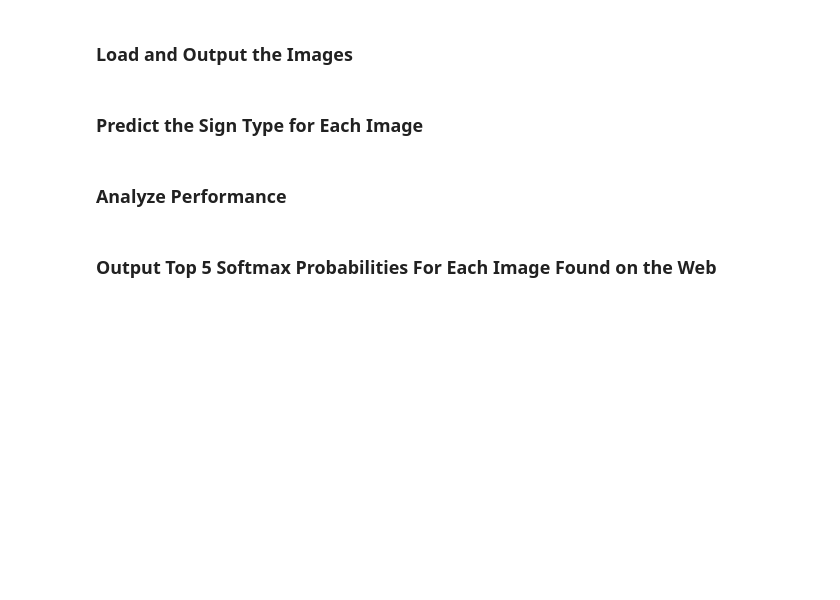
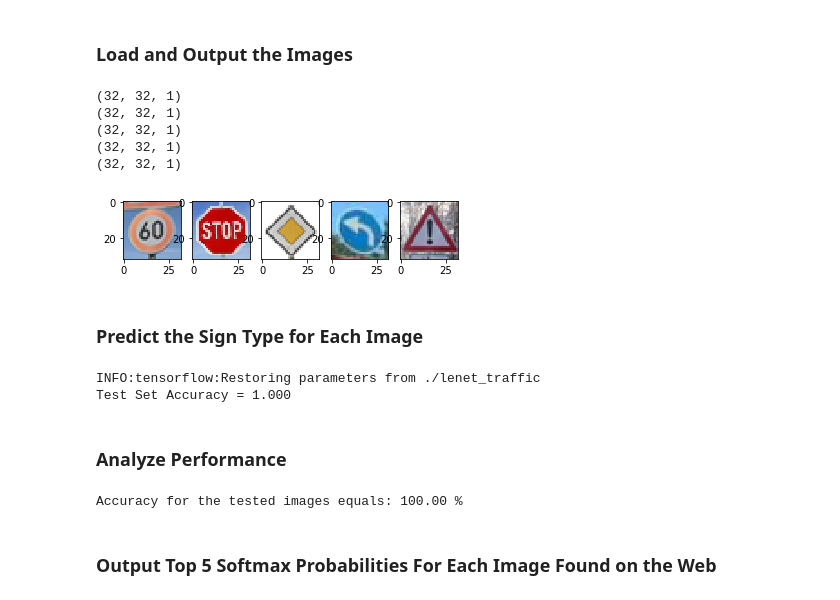
Before and after one commit to berlala/CarND-Traffic-Sign-Classifier-Project, a Jupyter notebook: Traffic_Sign_Classifier.ipynb, the cells around one changed output. Cells and saved outputs as stored; diff of their text form; code cells hidden in the pictures; blank space fills up the shorter version.

Commit message:
add 5 pics test

```diff
--- a/Traffic_Sign_Classifier.ipynb
+++ b/Traffic_Sign_Classifier.ipynb
@@ -26,9 +26,9 @@ import numpy as np
 
 # TODO: Fill this in based on where you saved the training and testing data
 
-training_file ='D:/udacity_proj/CarND-Traffic-Sign-Classifier-Project/traffic-signs-data/train.p'
-validation_file='D:/udacity_proj/CarND-Traffic-Sign-Classifier-Project/traffic-signs-data/valid.p'
-testing_file ='D:/udacity_proj/CarND-Traffic-Sign-Classifier-Project/traffic-signs-data/test.p'
+training_file ='./traffic-signs-data/train.p'
+validation_file='./traffic-signs-data/valid.p'
+testing_file ='./traffic-signs-data/test.p'
 
 with open(training_file, mode='rb') as f:
     train = pickle.load(f)
@@ -419,14 +416,55 @@ You may find `signnames.csv` useful as it contains mappings from the class id (i
+# %%
+### Load the images and plot them here.
+### Feel free to use as many code cells as needed.
+sign_folder = './DE_trf_sign'
+test_images = []
+for i in range(5):
+    pic_test  = sign_folder+'/'+str(i+1)+'.jpg'
+    #print(pic_test)
+    plt.subplot(1,5,i+1)
+    img = cv2.imread(pic_test,1);
+    img = cv2.cvtColor(img, cv2.COLOR_BGR2RGB)
+    img_c = cv2.resize(img,(32,32),interpolation=cv2.INTER_LINEAR) # Resize to 32*32*3
+    #img_c = cv2.GaussianBlur(img_c,(3,3),0)
+    plt.imshow(img_c)
+    img_gray = preprocess_image(img_c)
+    test_images.append(img_gray)
+    print(img_gray.shape)
+
+#plt.imshow(img_test)
+# %% [output]
+(32, 32, 1)
+(32, 32, 1)
+(32, 32, 1)
+(32, 32, 1)
+(32, 32, 1)
+[figure, added]
 # %% [markdown]
 ### Predict the Sign Type for Each Image
 # %%
 ### Run the predictions here and use the model to output the prediction for each image.
 ### Make sure to pre-process the images with the same pre-processing pipeline used earlier.
 ### Feel free to use as many code cells as needed.
+
+test_labels = [3, 14, 12, 34, 18]
+
+with tf.Session() as sess:
+    sess.run(tf.global_variables_initializer())
+    saver3 = tf.train.import_meta_graph('./lenet_traffic.meta')
+    saver3.restore(sess, "./lenet_traffic")
+    my_accuracy = evaluate(test_images, test_labels)
+    print("Test Set Accuracy = {:.3f}".format(my_accuracy))
+# %% [output]
+INFO:tensorflow:Restoring parameters from ./lenet_traffic
+Test Set Accuracy = 1.000
 # %% [markdown]
 ### Analyze Performance
 # %%
 ### Calculate the accuracy for these 5 new images.
 ### For example, if the model predicted 1 out of 5 signs correctly, it's 20% accurate on these new images.
+print("Accuracy for the tested images equals: {:.2f} %".format(my_accuracy*100))
+# %% [output]
+Accuracy for the tested images equals: 100.00 %
 # %% [markdown]
 ### Output Top 5 Softmax Probabilities For Each Image Found on the Web
 # %% [markdown]
```
Also changed, not shown: parts of 3 cells of this notebook, 5 other files.
